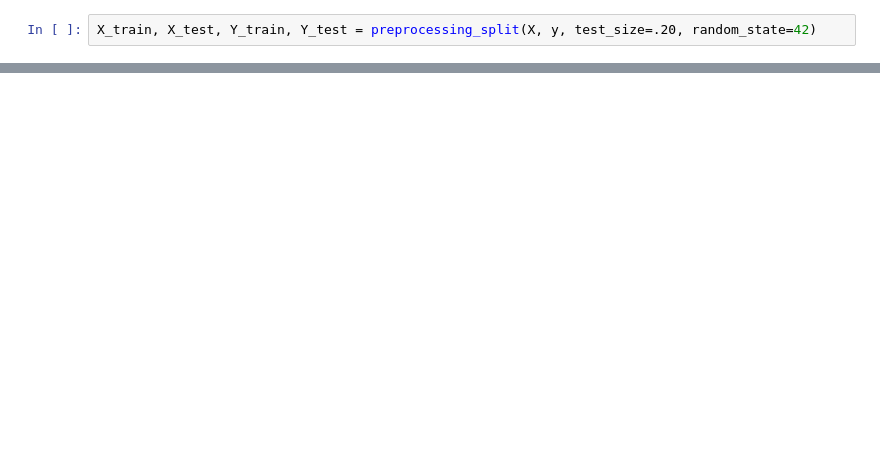
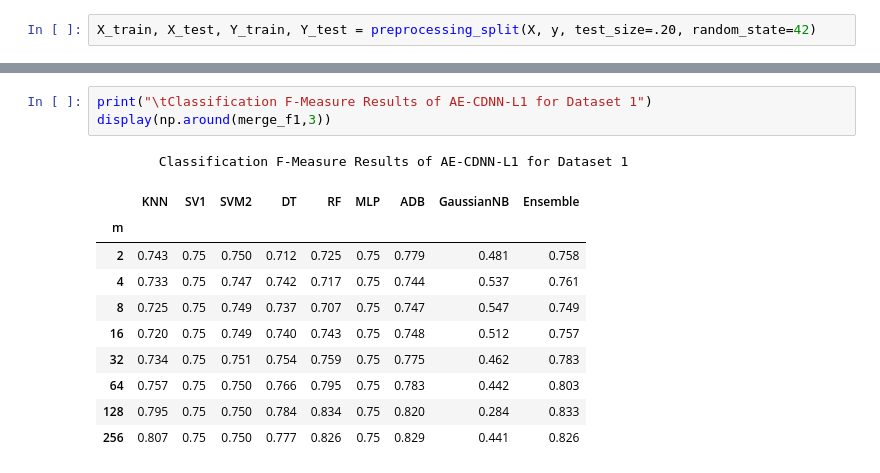
Before and after one commit to ReScience/ReScience-submission, a Jupyter notebook: notebook/Jupyter_Paper_Re-Deep Convolution Neural Network and Autoencoders-Based Unsupervised Feature Learning of EEG Signals.ipynb, the cells around one changed output, grey strips where cells are left out. Drawn from its saved outputs; the diff is of its cells as text; blank space fills up the shorter version.

```diff
--- a/notebook/Jupyter_Paper_Re-Deep Convolution Neural Network and Autoencoders-Based Unsupervised Feature Learning of EEG Signals.ipynb
+++ b/notebook/Jupyter_Paper_Re-Deep Convolution Neural Network and Autoencoders-Based Unsupervised Feature Learning of EEG Signals.ipynb
@@ -218,0 +404,15 @@ SystemError: <built-in function len> returned a result with an error set
+# %%
+print("\tClassification F-Measure Results of AE-CDNN-L1 for Dataset 1")
+display(np.around(merge_f1,3))
+# %% [output]
+        Classification F-Measure Results of AE-CDNN-L1 for Dataset 1
+|  | KNN | SV1 | SVM2 | DT | RF | MLP | ADB | GaussianNB | Ensemble |
+| m |  |  |  |  |  |  |  |  |  |
+| 2 | 0.743 | 0.75 | 0.750 | 0.712 | 0.725 | 0.75 | 0.779 | 0.481 | 0.758 |
+| 4 | 0.733 | 0.75 | 0.747 | 0.742 | 0.717 | 0.75 | 0.744 | 0.537 | 0.761 |
+| 8 | 0.725 | 0.75 | 0.749 | 0.737 | 0.707 | 0.75 | 0.747 | 0.547 | 0.749 |
+| 16 | 0.720 | 0.75 | 0.749 | 0.740 | 0.743 | 0.75 | 0.748 | 0.512 | 0.757 |
+| 32 | 0.734 | 0.75 | 0.751 | 0.754 | 0.759 | 0.75 | 0.775 | 0.462 | 0.783 |
+| 64 | 0.757 | 0.75 | 0.750 | 0.766 | 0.795 | 0.75 | 0.783 | 0.442 | 0.803 |
+| 128 | 0.795 | 0.75 | 0.750 | 0.784 | 0.834 | 0.75 | 0.820 | 0.284 | 0.833 |
+| 256 | 0.807 | 0.75 | 0.750 | 0.777 | 0.826 | 0.75 | 0.829 | 0.441 | 0.826 |
```
Also changed, not shown: parts of 80 cells of this notebook.
